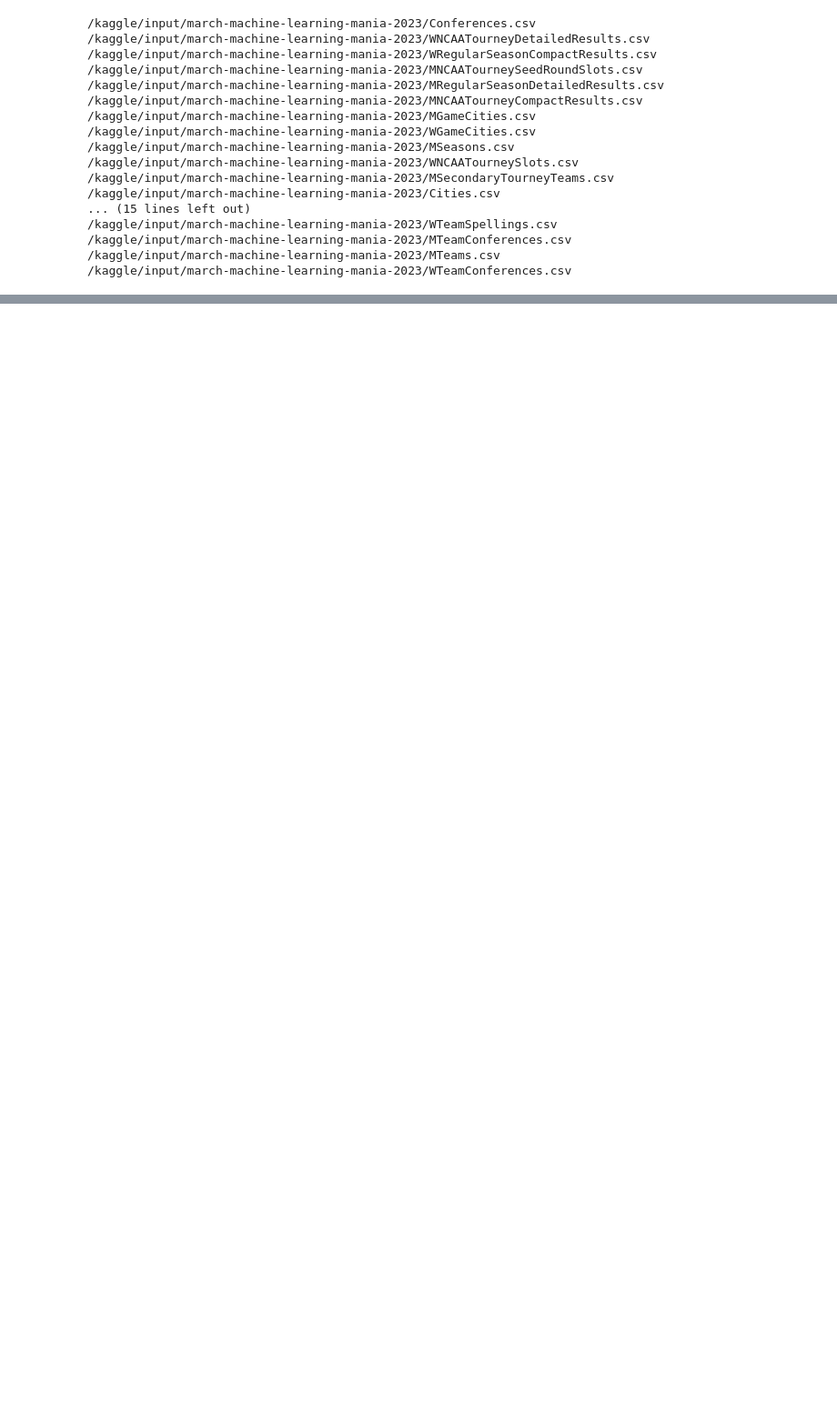
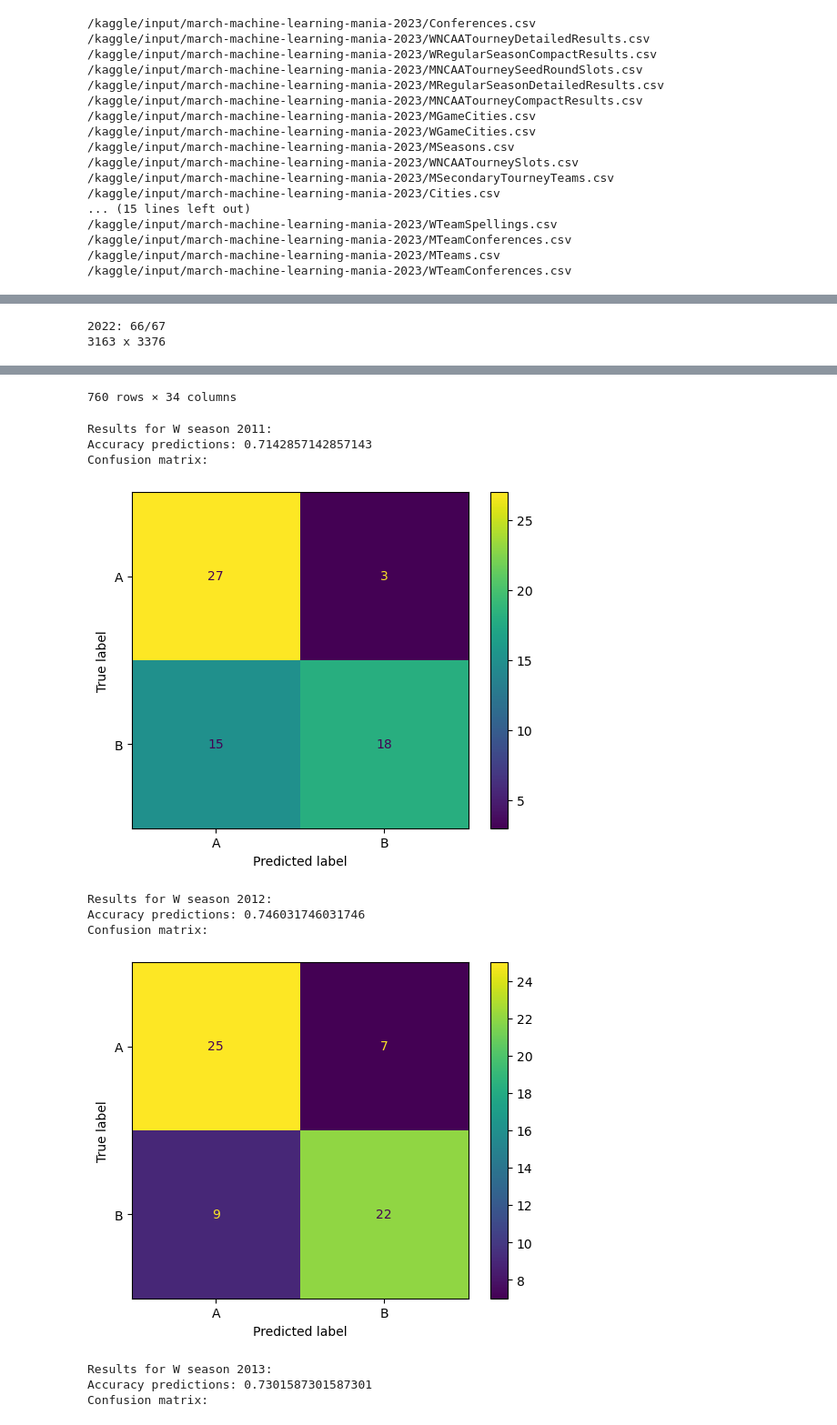
Before and after one commit to caiomelo22/march-madness-2023, a Jupyter notebook: notebook3e407fad6c.ipynb, the cells around one changed output, grey strips where cells are left out. Shown at 91% size. Drawn from its saved outputs; the diff is of its cells as text; code cells hidden in the pictures; blank space fills up the shorter version.

Commit message:
Predicting both Men's and Women's tournaments

```diff
--- a/notebook3e407fad6c.ipynb
+++ b/notebook3e407fad6c.ipynb
@@ -40,4 +40,7 @@ for dirname, _, filenames in os.walk('/kaggle/input'):
 /kaggle/input/march-machine-learning-mania-2023/MTeams.csv
 /kaggle/input/march-machine-learning-mania-2023/WTeamConferences.csv
 # %%
-start_data_season = 2003
+start_data_season = {
+    'M': 2003,
+    'W': 2009
+}
@@ -130,6 +83,6 @@ display(m_seed_df)
 # %%
-def get_reg_szn_stats(season, team):
-    w_games = m_reg_szn_df[m_reg_szn_df['WTeamID'] == team].rename(columns = {
+def get_reg_szn_stats(season, team, reg_szn_df):
+    w_games = reg_szn_df[reg_szn_df['WTeamID'] == team].rename(columns = {
         'WFG': 'FG', 'WFG3': 'FG3', 'WFT': 'FT', 'WAst': 'Ast', 'WTO': 'TO', 'WOR': 'OR', 'WDR': 'DR', 'WStl': 'Stl', 'WBlk': 'Blk', 'WPF': 'PF',
         'WScore': 'Score',
 
@@ -138,7 +91,7 @@ def get_reg_szn_stats(season, team):
         })
     w_games['Won'] = 1
 
-    l_games = m_reg_szn_df[m_reg_szn_df['LTeamID'] == team].rename(columns = {
+    l_games = reg_szn_df[reg_szn_df['LTeamID'] == team].rename(columns = {
         'LFG': 'FG', 'LFG3': 'FG3', 'LFT': 'FT', 'LAst': 'Ast', 'LTO': 'TO', 'LOR': 'OR', 'LDR': 'DR', 'LStl': 'Stl', 'LBlk': 'Blk', 'LPF': 'PF',
         'LScore': 'Score',
 
@@ -157,9 +110,9 @@ def get_reg_szn_stats(season, team):
                games['OR'].mean(), games['DR'].mean(), games['Stl'].mean(), games['Blk'].mean(), games['PF'].mean()
            ]
 # %%
-def get_last_tourn_pct(season, team):
-    wins = len(m_tourn_szn_df[(m_tourn_szn_df['Season'] == season-1) & (m_tourn_szn_df['WTeamID'] == team)])
-    total_games = len(m_tourn_szn_df[(m_tourn_szn_df['Season'] == season-1) & ((m_tourn_szn_df['WTeamID'] == team) | (m_tourn_szn_df['LTeamID'] == team))])
+def get_last_tourn_pct(season, team, tourn_df):
+    wins = len(tourn_df[(tourn_df['Season'] == season-1) & (tourn_df['WTeamID'] == team)])
+    total_games = len(tourn_df[(tourn_df['Season'] == season-1) & ((tourn_df['WTeamID'] == team) | (tourn_df['LTeamID'] == team))])
 
     if not total_games: return 0
     return (wins * 100) / total_games
@@ -311,0 +213,5 @@ Name: Winner, Length: 67, dtype: object
+# %%
+def pipeline(gender):
+    teams_df, reg_szn_df, tourn_df, seed_df = get_files_by_competition(gender)
+    data_df = build_dataset(start_data_season[gender], reg_szn_df, tourn_df, seed_df)
+    predict_seasons(gender, start_data_season[gender], data_df)
@@ -311,0 +256,5 @@ Name: Winner, Length: 67, dtype: object
+# %%
+pipeline('W')
+# %% [output]
+2022: 66/67
+3163 x 3376
@@ -311,0 +273,12 @@ Name: Winner, Length: 67, dtype: object
+760 rows × 34 columns
+Results for W season 2011:
+Accuracy predictions: 0.7142857142857143
+Confusion matrix:
+[figure, added]
+Results for W season 2012:
+Accuracy predictions: 0.746031746031746
+Confusion matrix:
+[figure, added]
+Results for W season 2013:
+Accuracy predictions: 0.7301587301587301
+Confusion matrix:
```
Also changed, not shown: parts of 9 cells of this notebook.
